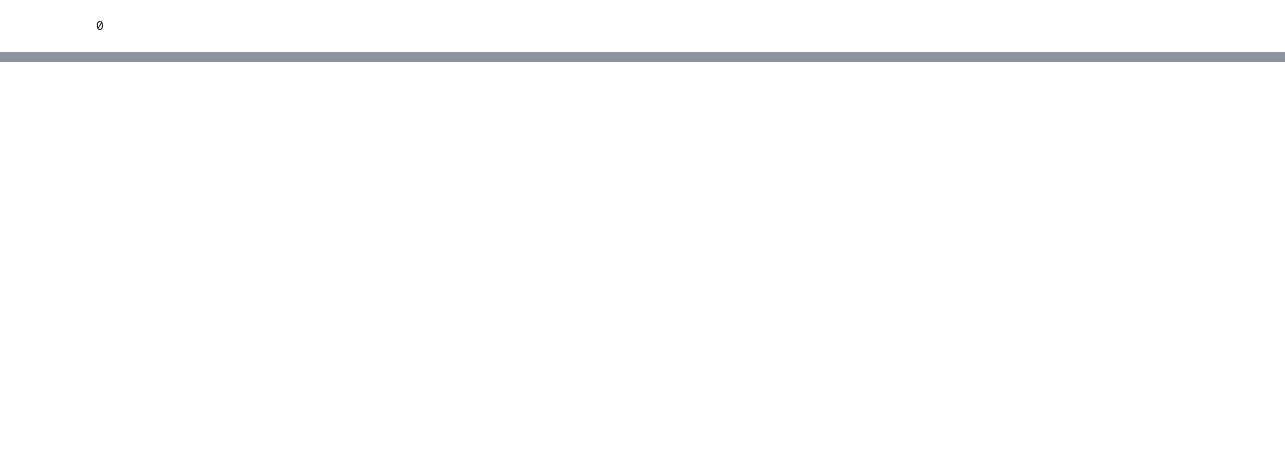
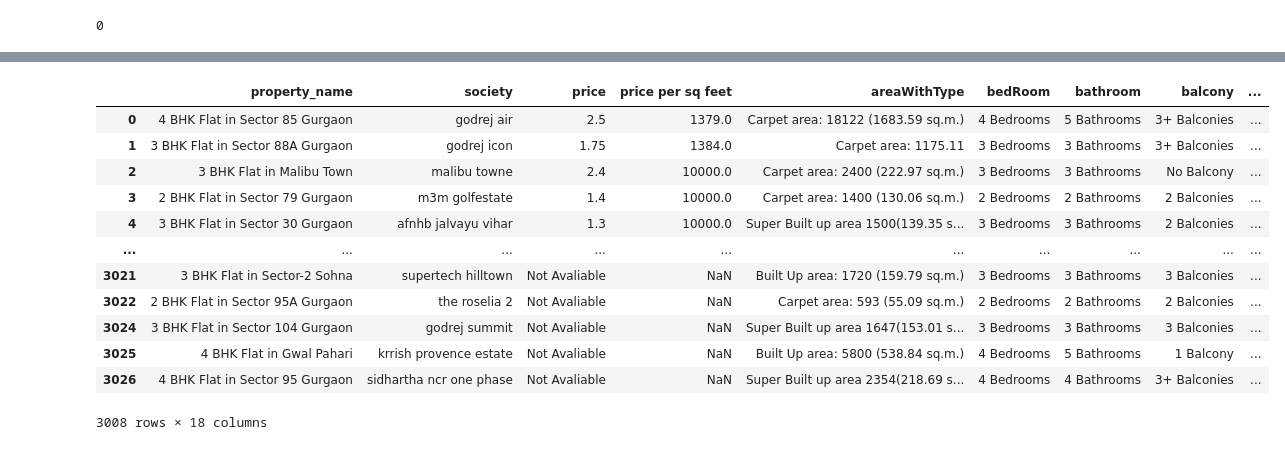
Before and after one commit to Palak1913/Flats_analysis_project, a Jupyter notebook: cleaning.ipynb, the cells around one changed output, grey strips where cells are left out. Drawn from its saved outputs; the diff is of its cells as text; code cells hidden in the pictures; blank space fills up the shorter version.

```diff
--- a/cleaning.ipynb
+++ b/cleaning.ipynb
@@ -120,0 +160,32 @@ df['society']re.sub(r"\d+(\.\d+)?\s?★", "", text)
+# %%
+df['price'] = df['price'].apply(re_price)
+# %%
+import re
+
+def extract_number(text):
+    # Remove commas and then extract the numeric part
+    text = str(text).replace(",", "")  # Remove commas
+    numbers = re.findall(r'\d+', text)  # Extract digits
+    if numbers:
+        return int(numbers[0])  # Convert to integer
+    return None  # Return None if no number is found
+# %%
+df['price per sq feet'] = df['price per sq feet'].apply(extract_number)
+# %%
+df = df[~df['bedRoom'].isna()]
+# %%
+df
+# %% [output]
+|  | property_name | society | price | price per sq feet | areaWithType | bedRoom | bathroom | balcony | ... |
+| 0 | 4 BHK Flat in Sector 85 Gurgaon | godrej air | 2.5 | 1379.0 | Carpet area: 18122 (1683.59 sq.m.) | 4 Bedrooms | 5 Bathrooms | 3+ Balconies | ... |
+| 1 | 3 BHK Flat in Sector 88A Gurgaon | godrej icon | 1.75 | 1384.0 | Carpet area: 1175.11 | 3 Bedrooms | 3 Bathrooms | 3+ Balconies | ... |
+| 2 | 3 BHK Flat in Malibu Town | malibu towne | 2.4 | 10000.0 | Carpet area: 2400 (222.97 sq.m.) | 3 Bedrooms | 3 Bathrooms | No Balcony | ... |
+| 3 | 2 BHK Flat in Sector 79 Gurgaon | m3m golfestate | 1.4 | 10000.0 | Carpet area: 1400 (130.06 sq.m.) | 2 Bedrooms | 2 Bathrooms | 2 Balconies | ... |
+| 4 | 3 BHK Flat in Sector 30 Gurgaon | afnhb jalvayu vihar | 1.3 | 10000.0 | Super Built up area 1500(139.35 s... | 3 Bedrooms | 3 Bathrooms | 2 Balconies | ... |
+| ... | ... | ... | ... | ... | ... | ... | ... | ... | ... |
+| 3021 | 3 BHK Flat in Sector-2 Sohna | supertech hilltown | Not Avaliable | NaN | Built Up area: 1720 (159.79 sq.m.) | 3 Bedrooms | 3 Bathrooms | 3 Balconies | ... |
+| 3022 | 2 BHK Flat in Sector 95A Gurgaon | the roselia 2 | Not Avaliable | NaN | Carpet area: 593 (55.09 sq.m.) | 2 Bedrooms | 2 Bathrooms | 2 Balconies | ... |
+| 3024 | 3 BHK Flat in Sector 104 Gurgaon | godrej summit | Not Avaliable | NaN | Super Built up area 1647(153.01 s... | 3 Bedrooms | 3 Bathrooms | 3 Balconies | ... |
+| 3025 | 4 BHK Flat in Gwal Pahari | krrish provence estate | Not Avaliable | NaN | Built Up area: 5800 (538.84 sq.m.) | 4 Bedrooms | 5 Bathrooms | 1 Balcony | ... |
+| 3026 | 4 BHK Flat in Sector 95 Gurgaon | sidhartha ncr one phase | Not Avaliable | NaN | Super Built up area 2354(218.69 s... | 4 Bedrooms | 4 Bathrooms | 3+ Balconies | ... |
+3008 rows × 18 columns
```
Also changed, not shown: parts of 36 cells of this notebook, 3 other files.
